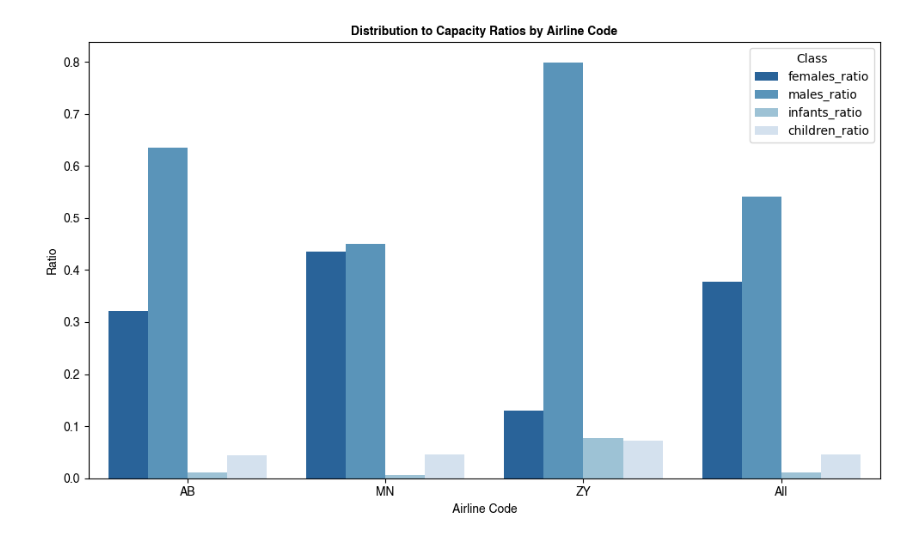
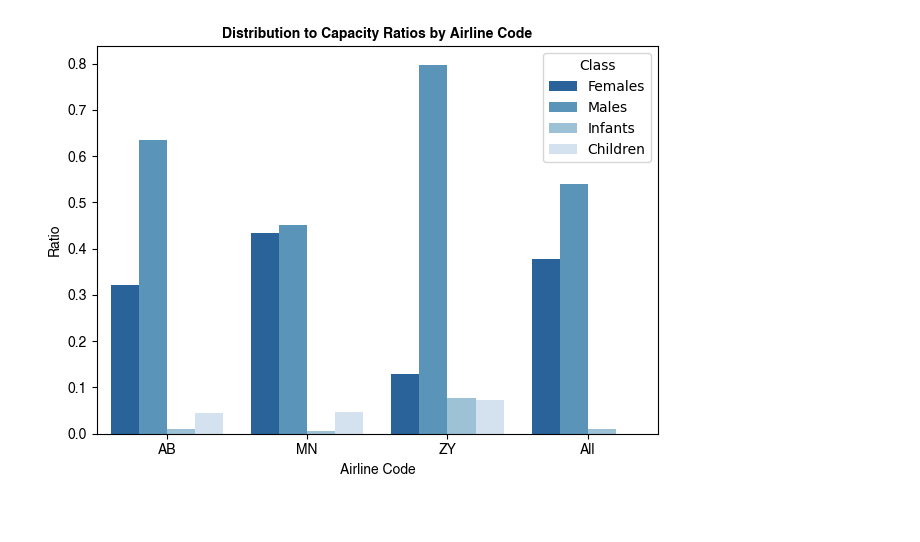
Before and after one commit to aref-hasan/aircraft_load, a Jupyter notebook: visualization/pax_viz.ipynb, the cells around one changed output. Cells and saved outputs as stored; diff of their text form; code cells hidden in the pictures; blank space fills up the shorter version.

```diff
--- a/visualization/pax_viz.ipynb
+++ b/visualization/pax_viz.ipynb
@@ -111,43 +109,42 @@ plt.show()
 # %%
 persons_ratio = data_modified[["females", "males", "infants", "children", "total_pax", "airline_code"]].copy()
 persons_ratio = persons_ratio.groupby("airline_code").sum()
-persons_ratio["females_ratio"] = persons_ratio["females"] / persons_ratio["total_pax"]
-persons_ratio["males_ratio"] = persons_ratio["males"] / persons_ratio["total_pax"]
-persons_ratio["children_ratio"] = persons_ratio["children"] / persons_ratio["total_pax"]
-persons_ratio["infants_ratio"] = persons_ratio["infants"] / persons_ratio["total_pax"]
+persons_ratio["Females"] = persons_ratio["females"] / persons_ratio["total_pax"]
+persons_ratio["Males"] = persons_ratio["males"] / persons_ratio["total_pax"]
+persons_ratio["Children"] = persons_ratio["children"] / persons_ratio["total_pax"]
+persons_ratio["Infants"] = persons_ratio["infants"] / persons_ratio["total_pax"]
 
 
 other_data = data_modified[["females", "males", "infants", "children", "total_pax"]].copy()
 other_data = other_data.sum(axis=0).to_frame().T
 other_data['airline_code'] = 'All'
-other_data["females_ratio"] = other_data["females"] / other_data["total_pax"]
-other_data["males_ratio"] = other_data["males"] / other_data["total_pax"]
-other_data["children_ratio"] = other_data["children"] / other_data["total_pax"]
-other_data["infants_ratio"] = other_data["infants"] / other_data["total_pax"]
+other_data["Females"] = other_data["females"] / other_data["total_pax"]
+other_data["Males"] = other_data["males"] / other_data["total_pax"]
+other_data["Childdren"] = other_data["children"] / other_data["total_pax"]
+other_data["Infants"] = other_data["infants"] / other_data["total_pax"]
 
 
 persons_ratio = persons_ratio.reset_index()
 persons_ratio = pd.concat([persons_ratio, other_data], ignore_index=True)
 
 
 
 # Melt the DataFrame to long format for Seaborn plotting
-data_melted = pd.melt(persons_ratio, id_vars='airline_code', value_vars=['females_ratio', 'males_ratio', 'infants_ratio', 'children_ratio'],
+data_melted = pd.melt(persons_ratio, id_vars='airline_code', value_vars=['Females', 'Males', 'Infants', 'Children'],
                       var_name='Class', value_name='Ratio')
 
 
 # Plot the ratios using Seaborn
-plt.figure(figsize=(10, 6))
 sns.barplot(x='airline_code', y='Ratio', hue='Class', data=data_melted, palette='Blues_r')
 plt.title('Distribution to Capacity Ratios by Airline Code', fontproperties=bold_font)
 plt.xlabel('Airline Code', fontproperties=normal_font)
 plt.ylabel('Ratio', fontproperties=normal_font)
 plt.legend(title='Class')
 plt.xticks(rotation=0)
 plt.xticks(fontproperties=normal_font);
 plt.yticks(fontproperties=normal_font);
 plt.tight_layout()
 plt.savefig(f"{VISUALIZATION_PATH}Persons Ratios by Airline Cod.svg")
 plt.show()
 # %% [output]
-[figure, old version]
+[figure, new version]
```
Also changed, not shown: parts of 2 cells of this notebook, 3 other files.
